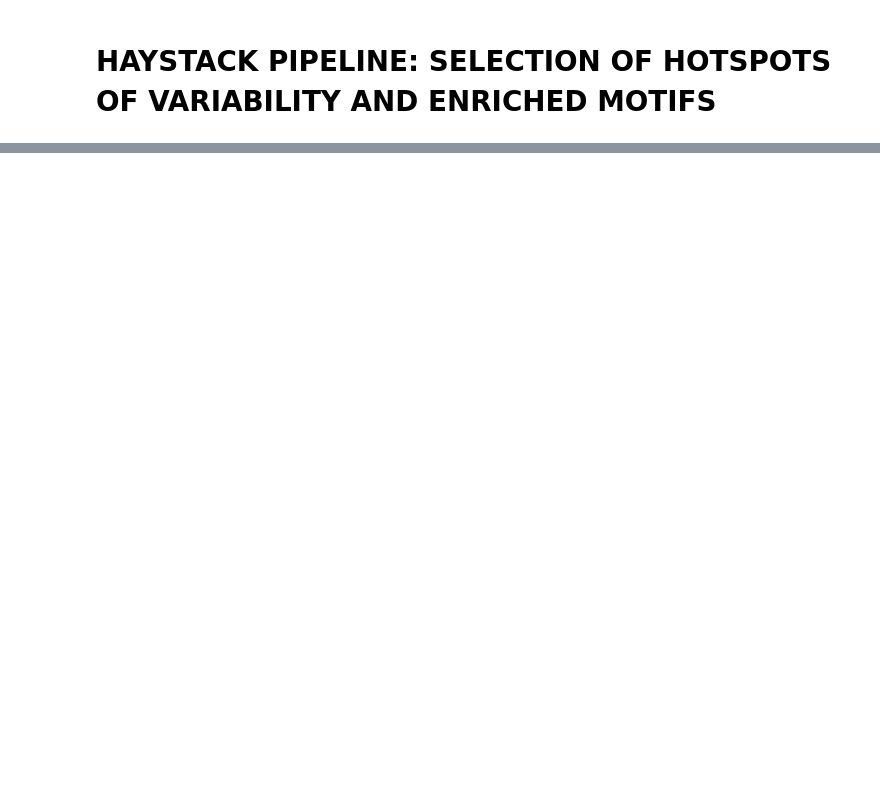
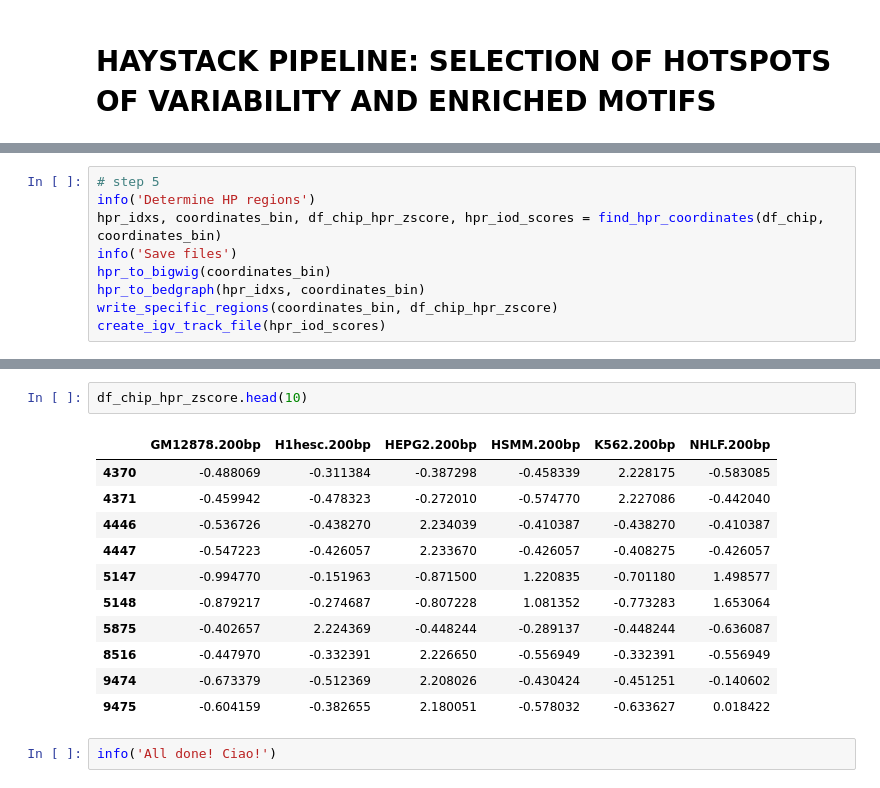
Before and after one commit to pinellolab/haystack_bio, a Jupyter notebook: haystack/haystack_notebook.ipynb, the cells around one changed output, grey strips where cells are left out. Cells and saved outputs as stored; diff of their text form; blank space fills up the shorter version.

```diff
--- a/haystack/haystack_notebook.ipynb
+++ b/haystack/haystack_notebook.ipynb
@@ -554,0 +444,9 @@ for base_name, bam_filename in zip(sample_names, bam_filenames):
+# %%
+# step 5
+info('Determine HP regions')
+hpr_idxs, coordinates_bin, df_chip_hpr_zscore, hpr_iod_scores = find_hpr_coordinates(df_chip, coordinates_bin)
+info('Save files')
+hpr_to_bigwig(coordinates_bin)
+hpr_to_bedgraph(hpr_idxs, coordinates_bin)
+write_specific_regions(coordinates_bin, df_chip_hpr_zscore)
+create_igv_track_file(hpr_iod_scores)
@@ -554,0 +481,16 @@ for base_name, bam_filename in zip(sample_names, bam_filenames):
+# %%
+df_chip_hpr_zscore.head(10)
+# %% [output]
+|  | GM12878.200bp | H1hesc.200bp | HEPG2.200bp | HSMM.200bp | K562.200bp | NHLF.200bp |
+| 4370 | -0.488069 | -0.311384 | -0.387298 | -0.458339 | 2.228175 | -0.583085 |
+| 4371 | -0.459942 | -0.478323 | -0.272010 | -0.574770 | 2.227086 | -0.442040 |
+| 4446 | -0.536726 | -0.438270 | 2.234039 | -0.410387 | -0.438270 | -0.410387 |
+| 4447 | -0.547223 | -0.426057 | 2.233670 | -0.426057 | -0.408275 | -0.426057 |
+| 5147 | -0.994770 | -0.151963 | -0.871500 | 1.220835 | -0.701180 | 1.498577 |
+| 5148 | -0.879217 | -0.274687 | -0.807228 | 1.081352 | -0.773283 | 1.653064 |
+| 5875 | -0.402657 | 2.224369 | -0.448244 | -0.289137 | -0.448244 | -0.636087 |
+| 8516 | -0.447970 | -0.332391 | 2.226650 | -0.556949 | -0.332391 | -0.556949 |
+| 9474 | -0.673379 | -0.512369 | 2.208026 | -0.430424 | -0.451251 | -0.140602 |
+| 9475 | -0.604159 | -0.382655 | 2.180051 | -0.578032 | -0.633627 | 0.018422 |
+# %%
+info('All done! Ciao!')
```
Also changed, not shown: parts of 29 cells of this notebook.
